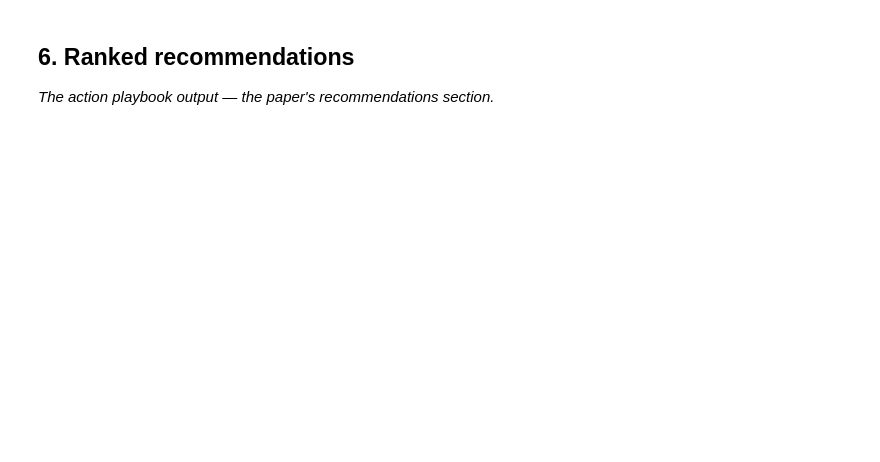
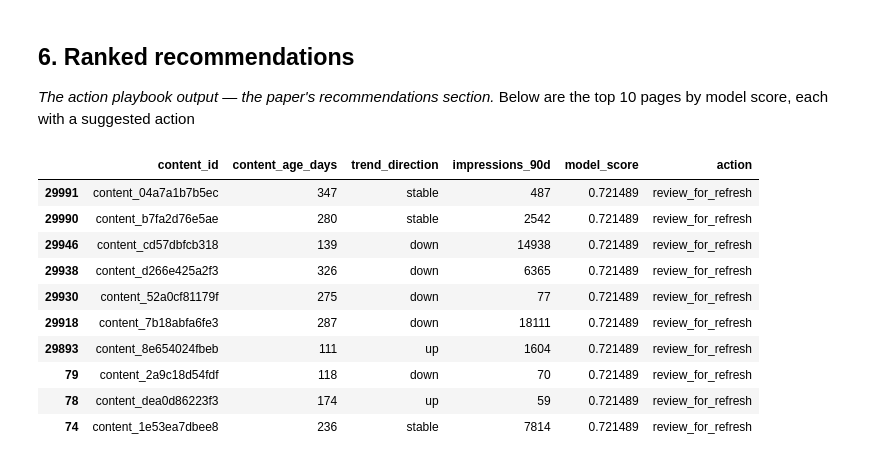
Before and after one commit to Memes820/Flyrank-Internship, a Jupyter notebook: work/notebooks/capstone.ipynb, the cells around one changed output. Saved outputs shown, nothing was run; the diff lists cells and outputs as text; code cells hidden in the pictures; blank space fills up the shorter version.

```diff
--- a/work/notebooks/capstone.ipynb
+++ b/work/notebooks/capstone.ipynb
@@ -28,0 +38,6 @@ This skeleton is yours to fill. Work the sections **in order** — each one has
+# %%
+import pandas as pd
+df = pd.read_csv("data/raw/content_refresh_anonymized.csv")
+df = df[(df["impressions_90d"] > 0) & (df["content_age_days"] >= 90)].copy()
+print(f"Rows after filtering: {len(df)}")
+df.head(3)
@@ -30,6 +121,24 @@ This skeleton is yours to fill. Work the sections **in order** — each one has
 ## 6. Ranked recommendations
 
 *The action playbook output — the paper's recommendations section.*
+Below are the top 10 pages by model score, each with a suggested action
+# %%
+test_df["model_score"] = model_scores
+top10 = test_df.sort_values("model_score", ascending=False).head(10)
+top10["action"] = "review_for_refresh"
+top10[["content_id", "content_age_days", "trend_direction", "impressions_90d", "model_score", "action"]]
+# %% [output]
+|  | content_id | content_age_days | trend_direction | impressions_90d | model_score | action |
+| 29991 | content_04a7a1b7b5ec | 347 | stable | 487 | 0.721489 | review_for_refresh |
+| 29990 | content_b7fa2d76e5ae | 280 | stable | 2542 | 0.721489 | review_for_refresh |
+| 29946 | content_cd57dbfcb318 | 139 | down | 14938 | 0.721489 | review_for_refresh |
+| 29938 | content_d266e425a2f3 | 326 | down | 6365 | 0.721489 | review_for_refresh |
+| 29930 | content_52a0cf81179f | 275 | down | 77 | 0.721489 | review_for_refresh |
+| 29918 | content_7b18abfa6fe3 | 287 | down | 18111 | 0.721489 | review_for_refresh |
+| 29893 | content_8e654024fbeb | 111 | up | 1604 | 0.721489 | review_for_refresh |
+| 79 | content_2a9c18d54fdf | 118 | down | 70 | 0.721489 | review_for_refresh |
+| 78 | content_dea0d86223f3 | 174 | up | 59 | 0.721489 | review_for_refresh |
+| 74 | content_1e53ea7dbee8 | 236 | stable | 7814 | 0.721489 | review_for_refresh |
 # %% [markdown]
 ## 7. Artifacts the paper embeds
 
```
Also changed, not shown: parts of 19 cells of this notebook.
